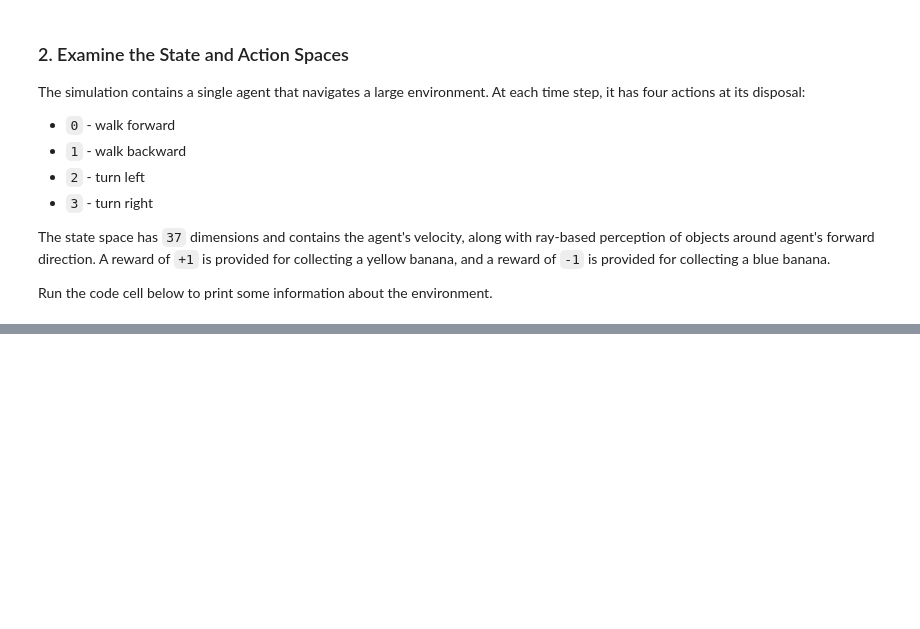
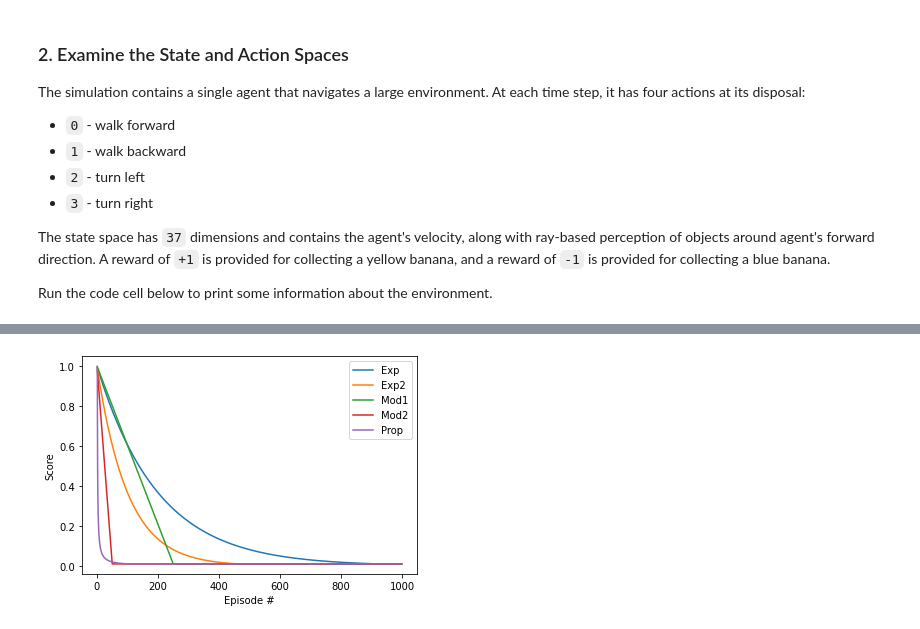
Before and after one commit to victorgutemberg/banana-navigator, a Jupyter notebook: Navigation.ipynb, the cells around one changed output, grey strips where cells are left out. Drawn from its saved outputs; the diff is of its cells as text; code cells hidden in the pictures; blank space fills up the shorter version.

```diff
--- a/Navigation.ipynb
+++ b/Navigation.ipynb
@@ -214,34 +233,35 @@ plt.show()
 # %%
 # plot some options for epsilon decay.
 
 eps_start=1.0
 eps_end=0.01
 eps_decay=0.995
 
 
-eps_1 = lambda i_episode: max(eps_end, eps_decay**(i_episode)) # decrease epsilon
-eps_5 = lambda i_episode: max(eps_end, eps_decay**(2*i_episode)) # decrease epsilon
+eps_1 = lambda i_episode: max(eps_end, eps_start*eps_decay**(i_episode))
+eps_5 = lambda i_episode: max(eps_end, eps_start*eps_decay**(2*i_episode))
 eps_2 = lambda i_episode: max(eps_end, eps_start-(eps_start-eps_end)/250*i_episode)
 eps_4 = lambda i_episode: max(eps_end, eps_start-(eps_start-eps_end)/50*i_episode)
 eps_3 = lambda i_episode: max(eps_end, eps_start/i_episode)
 
 episodes = range(1, 1000)
 
 r = []
 eps = eps_start
 for i_episode in episodes:
     r.append(eps)
     eps = max(eps_end, eps_decay**2*eps)
 
 fig = plt.figure()
 ax = fig.add_subplot(111)
 plt.plot(episodes, [eps_1(i) for i in episodes], label='Exp')
 plt.plot(episodes, [eps_5(i) for i in episodes], label='Exp2')
-plt.plot(episodes, r, label='ExpM')
 plt.plot(episodes, [eps_2(i) for i in episodes], label='Mod1')
 plt.plot(episodes, [eps_4(i) for i in episodes], label='Mod2')
-plt.plot(episodes, [eps_3(i) for i in episodes], label='Linear')
+plt.plot(episodes, [eps_3(i) for i in episodes], label='Prop')
 plt.ylabel('Score')
 plt.xlabel('Episode #')
 plt.legend()
 plt.show()
+# %% [output]
+[figure, added]
```
Also changed, not shown: parts of 12 cells of this notebook, 3 other files.
